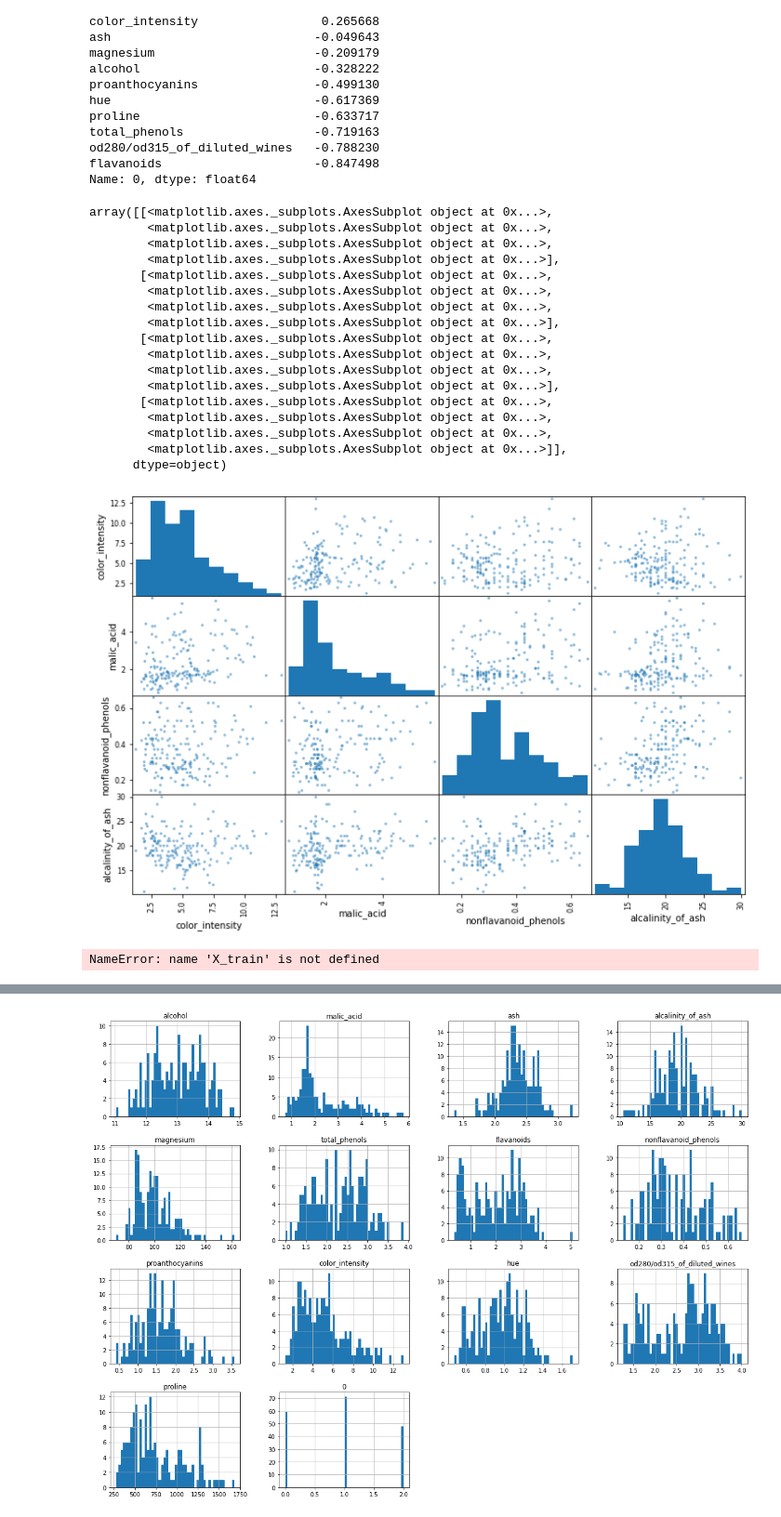
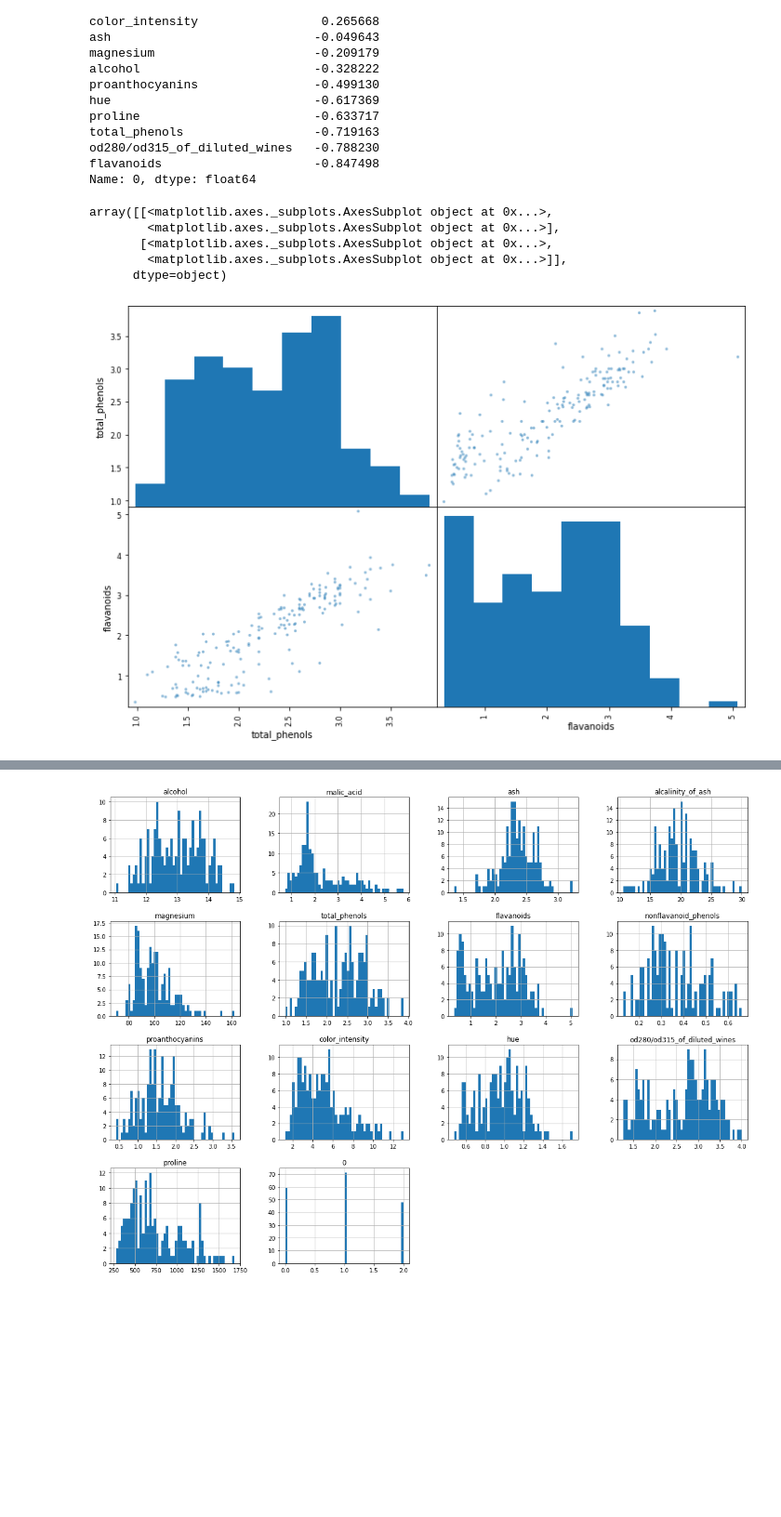
Before and after one commit to WendelSantosD/ICUFPA, a Jupyter notebook: description.ipynb, the cells around one changed output, grey strips where cells are left out. Shown at 93% size. Saved outputs shown, nothing was run; the diff lists cells and outputs as text; code cells hidden in the pictures; blank space fills up the shorter version.

```diff
--- a/description.ipynb
+++ b/description.ipynb
@@ -114,32 +114,13 @@ flavanoids                     -0.847498
 Name: 0, dtype: float64
 # %%
 from pandas.plotting import scatter_matrix
-attributes = ['color_intensity',
- 'malic_acid',
- 'nonflavanoid_phenols',
- 'alcalinity_of_ash']
+attributes = ['total_phenols','flavanoids']
 
 scatter_matrix(df[attributes], figsize=(12, 8))
 # %% [output]
 array([[<matplotlib.axes._subplots.AxesSubplot object at 0x...>,
-        <matplotlib.axes._subplots.AxesSubplot object at 0x...>,
-        <matplotlib.axes._subplots.AxesSubplot object at 0x...>,
         <matplotlib.axes._subplots.AxesSubplot object at 0x...>],
        [<matplotlib.axes._subplots.AxesSubplot object at 0x...>,
-        <matplotlib.axes._subplots.AxesSubplot object at 0x...>,
-        <matplotlib.axes._subplots.AxesSubplot object at 0x...>,
-        <matplotlib.axes._subplots.AxesSubplot object at 0x...>],
-       [<matplotlib.axes._subplots.AxesSubplot object at 0x...>,
-        <matplotlib.axes._subplots.AxesSubplot object at 0x...>,
-        <matplotlib.axes._subplots.AxesSubplot object at 0x...>,
-        <matplotlib.axes._subplots.AxesSubplot object at 0x...>],
-       [<matplotlib.axes._subplots.AxesSubplot object at 0x...>,
-        <matplotlib.axes._subplots.AxesSubplot object at 0x...>,
-        <matplotlib.axes._subplots.AxesSubplot object at 0x...>,
         <matplotlib.axes._subplots.AxesSubplot object at 0x...>]],
       dtype=object)
-[figure, old version]
+[figure, new version]
-# %%
-X_train
-# %% [output]
-NameError: name 'X_train' is not defined
```
Also changed, not shown: parts of 1 cell of this notebook, 1 other file.
